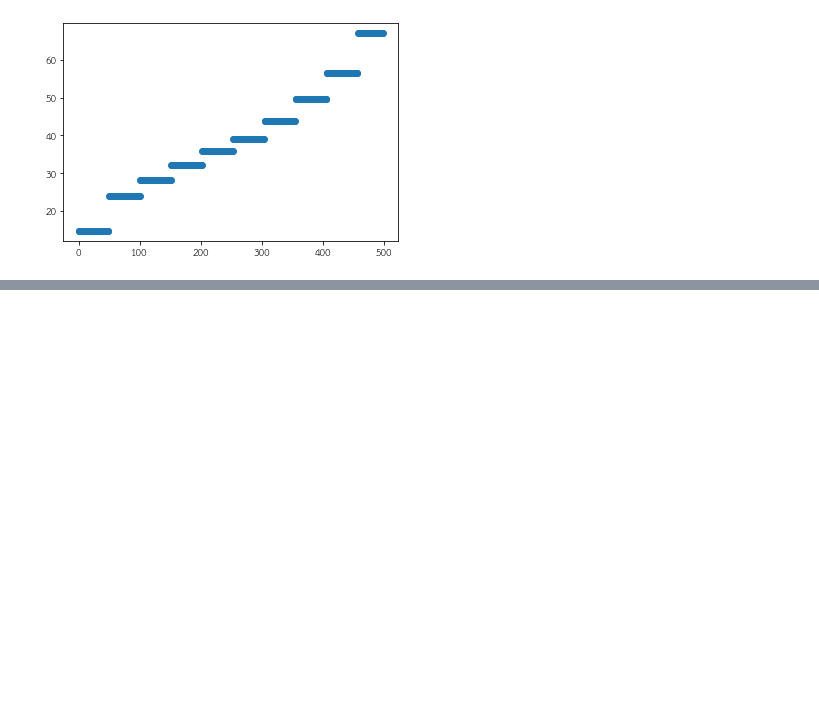
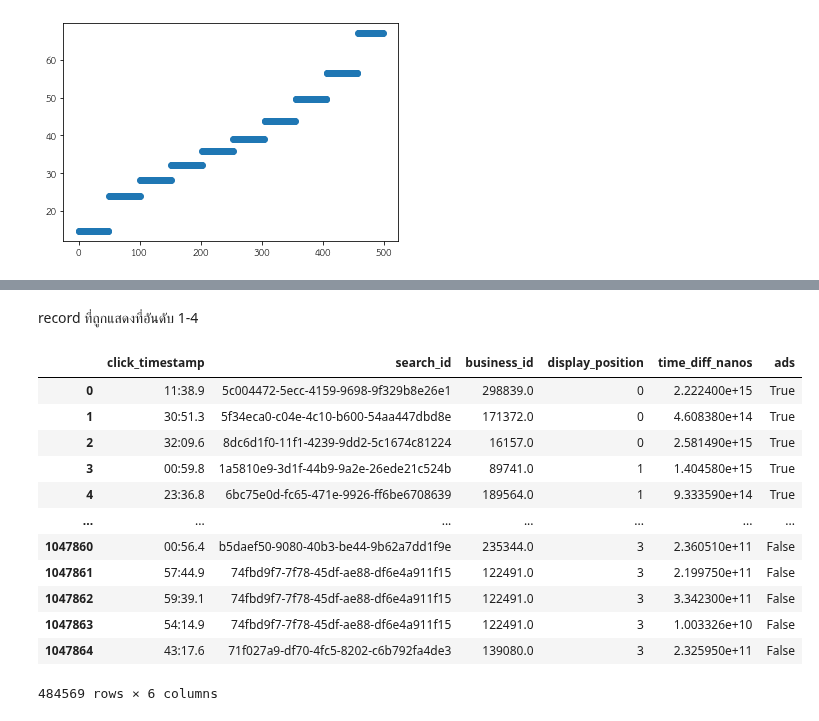
Before and after one commit to Anusarakh/DPDM2021, a Jupyter notebook: Data_Preprocessing(Chapter3).ipynb, the cells around one changed output, grey strips where cells are left out. Drawn from its saved outputs; the diff is of its cells as text; code cells hidden in the pictures; blank space fills up the shorter version.

```diff
--- a/Data_Preprocessing(Chapter3).ipynb
+++ b/Data_Preprocessing(Chapter3).ipynb
@@ -1535,0 +1592,18 @@ plt.scatter(range(len(my_data)),my_df['new_v'])  #การนำข้อมู
+# %% [markdown]
+record ที่ถูกแสดงที่อันดับ 1-4
+# %%
+search_click[(search_click['display_position'] >=0)&(search_click['display_position'] <=3)]
+# %% [output]
+|  | click_timestamp | search_id | business_id | display_position | time_diff_nanos | ads |
+| 0 | 11:38.9 | 5c004472-5ecc-4159-9698-9f329b8e26e1 | 298839.0 | 0 | 2.222400e+15 | True |
+| 1 | 30:51.3 | 5f34eca0-c04e-4c10-b600-54aa447dbd8e | 171372.0 | 0 | 4.608380e+14 | True |
+| 2 | 32:09.6 | 8dc6d1f0-11f1-4239-9dd2-5c1674c81224 | 16157.0 | 0 | 2.581490e+15 | True |
+| 3 | 00:59.8 | 1a5810e9-3d1f-44b9-9a2e-26ede21c524b | 89741.0 | 1 | 1.404580e+15 | True |
+| 4 | 23:36.8 | 6bc75e0d-fc65-471e-9926-ff6be6708639 | 189564.0 | 1 | 9.333590e+14 | True |
+| ... | ... | ... | ... | ... | ... | ... |
+| 1047860 | 00:56.4 | b5daef50-9080-40b3-be44-9b62a7dd1f9e | 235344.0 | 3 | 2.360510e+11 | False |
+| 1047861 | 57:44.9 | 74fbd9f7-7f78-45df-ae88-df6e4a911f15 | 122491.0 | 3 | 2.199750e+11 | False |
+| 1047862 | 59:39.1 | 74fbd9f7-7f78-45df-ae88-df6e4a911f15 | 122491.0 | 3 | 3.342300e+11 | False |
+| 1047863 | 54:14.9 | 74fbd9f7-7f78-45df-ae88-df6e4a911f15 | 122491.0 | 3 | 1.003326e+10 | False |
+| 1047864 | 43:17.6 | 71f027a9-df70-4fc5-8202-c6b792fa4de3 | 139080.0 | 3 | 2.325950e+11 | False |
+484569 rows × 6 columns
```
Also changed, not shown: parts of 24 cells of this notebook.
